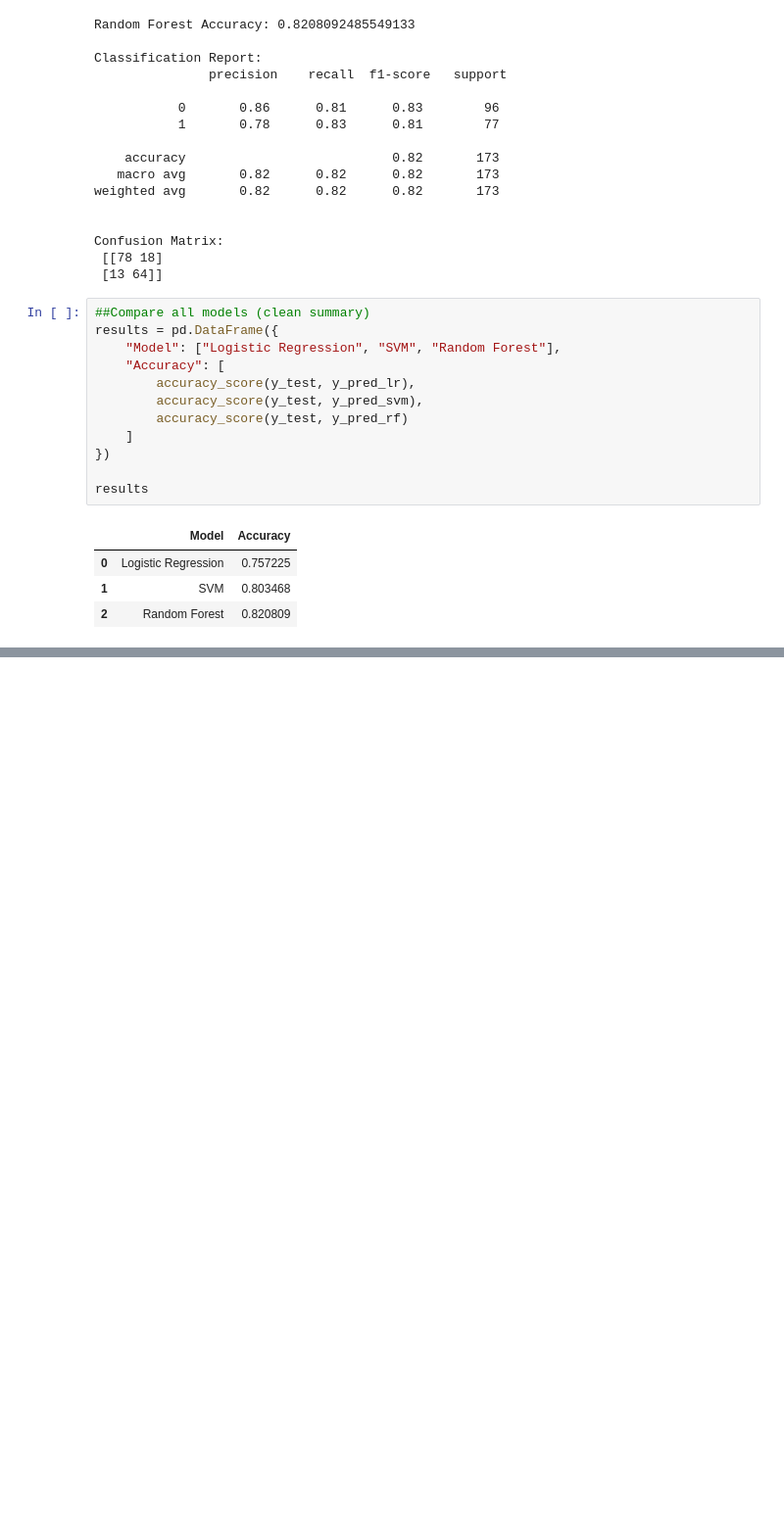
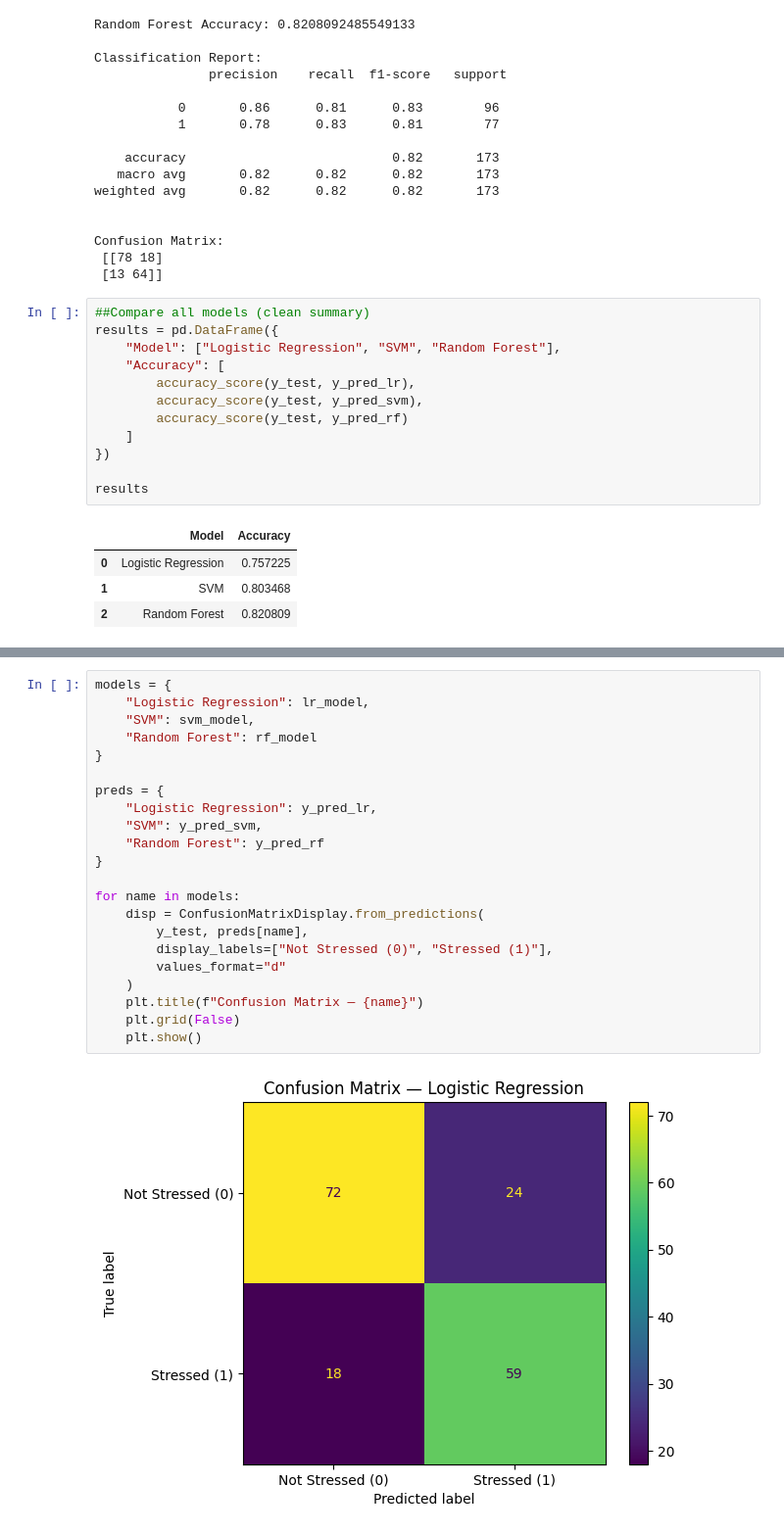
Before and after one commit to avindumihisara0229-code/ErgoSense, a Jupyter notebook: KKT_Deshapriya_DSGP.ipynb, the cells around one changed output, grey strips where cells are left out. Shown at 98% size. Drawn from its saved outputs; the diff is of its cells as text; blank space fills up the shorter version.

Commit message:
Drawing Graphs

```diff
--- a/KKT_Deshapriya_DSGP.ipynb
+++ b/KKT_Deshapriya_DSGP.ipynb
@@ -318,0 +329,24 @@ results
+# %%
+models = {
+    "Logistic Regression": lr_model,
+    "SVM": svm_model,
+    "Random Forest": rf_model
+}
+
+preds = {
+    "Logistic Regression": y_pred_lr,
+    "SVM": y_pred_svm,
+    "Random Forest": y_pred_rf
+}
+
+for name in models:
+    disp = ConfusionMatrixDisplay.from_predictions(
+        y_test, preds[name],
+        display_labels=["Not Stressed (0)", "Stressed (1)"],
+        values_format="d"
+    )
+    plt.title(f"Confusion Matrix — {name}")
+    plt.grid(False)
+    plt.show()
+# %% [output]
+[figure, added]
```
Also changed, not shown: parts of 7 cells of this notebook.
